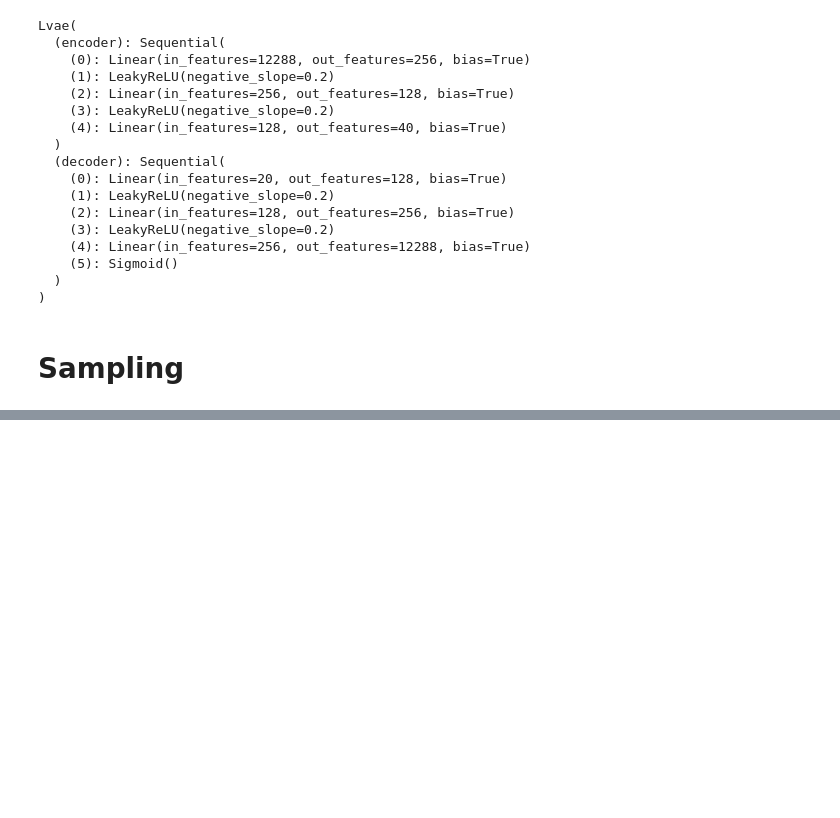
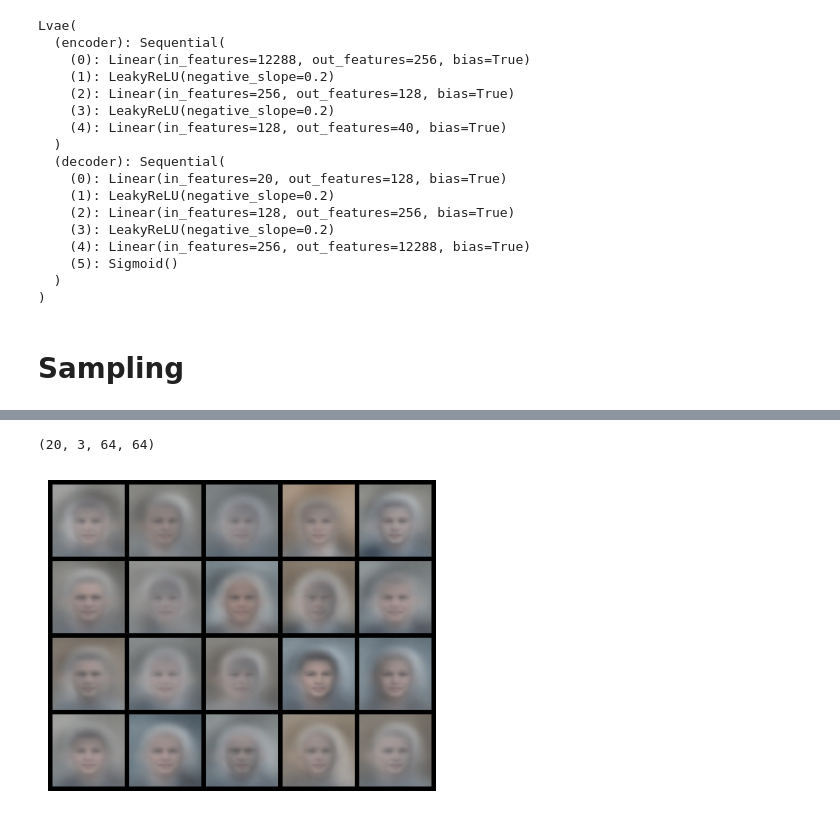
Before and after one commit to adilsonmedronha/deeplearning, a Jupyter notebook: vae/demo.ipynb, the cells around one changed output, grey strips where cells are left out. Drawn from its saved outputs; the diff is of its cells as text; code cells hidden in the pictures; blank space fills up the shorter version.

```diff
--- a/vae/demo.ipynb
+++ b/vae/demo.ipynb
@@ -35,0 +51,25 @@ viz(pred, plot_in_jupyter=True)
+# %%
+import onnx
+import onnxruntime
+
+MODEL_NAME = "src/results/CelebA_linear_teste_onnx/weights/best_val/best_model_[1-1].onnx"
+onnx_model = onnx.load(MODEL_NAME)
+onnx.checker.check_model(onnx_model)
+ort_session = onnxruntime.InferenceSession(MODEL_NAME)
+def to_numpy(tensor):
+    return tensor.detach().cpu().numpy() if tensor.requires_grad else tensor.cpu().numpy()
+# %%
+import torch
+import numpy as np
+
+batch = 20
+x = np.random.rand(batch, 3, 64, 64)
+print(x.shape)
+x = x.reshape(batch, -1)
+x = x.astype(np.float32)
+pred, z, mu = ort_session.run(None, {'input': x})
+
+viz(torch.asarray(pred), plot_in_jupyter=True)
+# %% [output]
+(20, 3, 64, 64)
+[figure, added]
```
Also changed, not shown: parts of 3 cells of this notebook, 30 other files.
